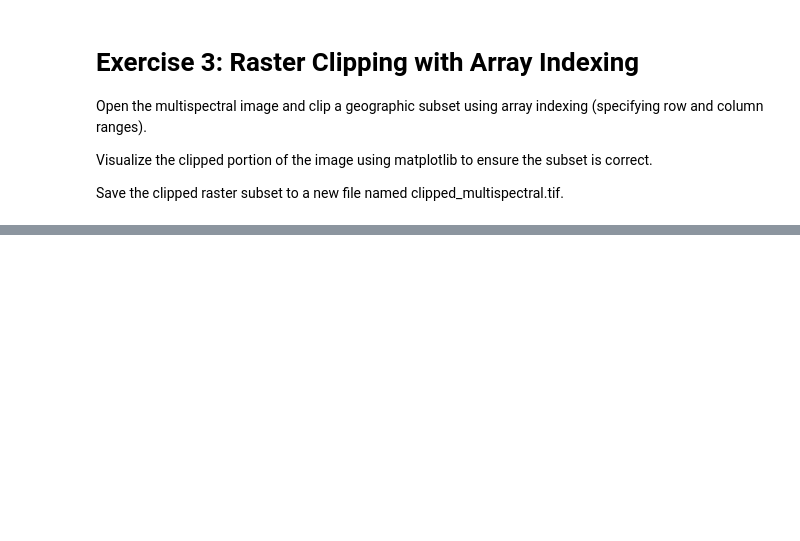
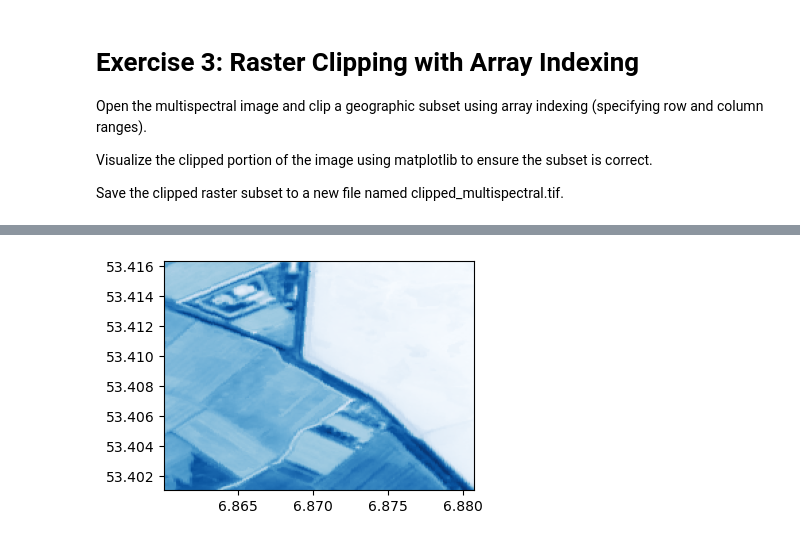
Before and after one commit to code4geoai/geospatial_course, a Jupyter notebook: Lab-5.ipynb, the cells around one changed output, grey strips where cells are left out. Cells and saved outputs as stored; diff of their text form; code cells hidden in the pictures; blank space fills up the shorter version.

```diff
--- a/Lab-5.ipynb
+++ b/Lab-5.ipynb
@@ -93,0 +163,9 @@ Save the clipped raster subset to a new file named clipped_multispectral.tif.
+# %%
+
+#verifying that the file is correctly written
+with rasterio.open("clipped_multispectral.tif") as verify:
+    fig, ax = plt.subplots(figsize=(4, 4))
+    rasterio.plot.show(verify,cmap='Blues', ax=ax)
+    plt.show()
+# %% [output]
+[figure, added]
```
Also changed, not shown: parts of 7 cells of this notebook, 2 other files.
